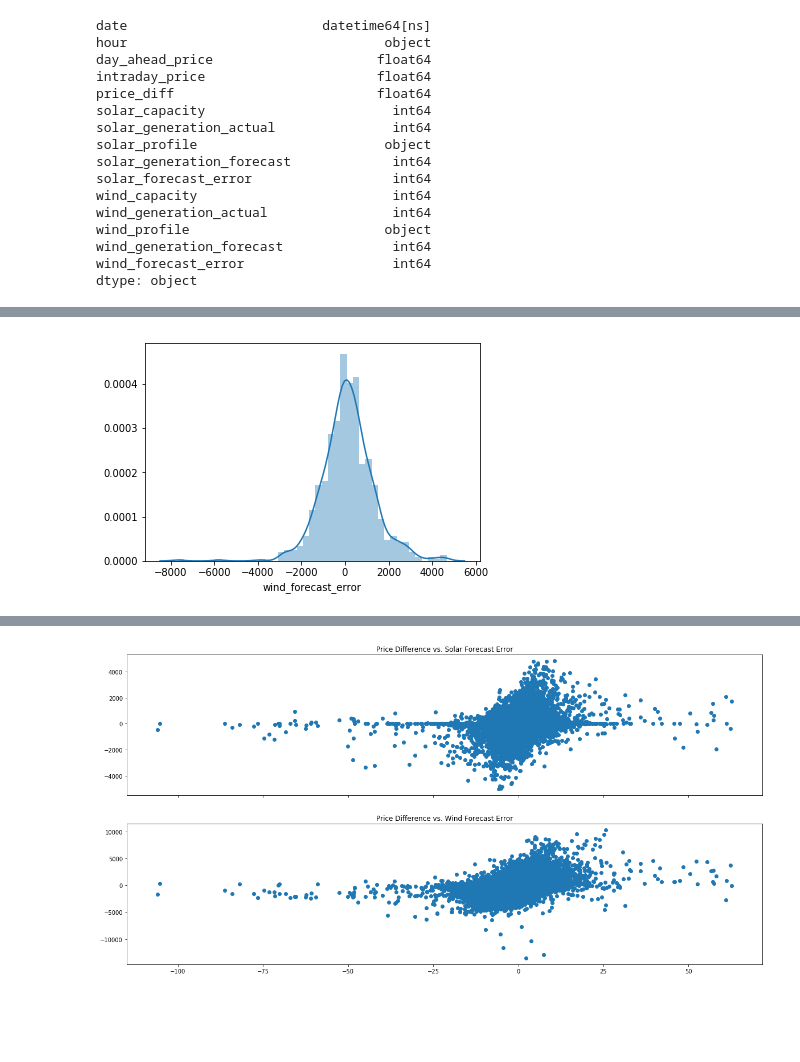
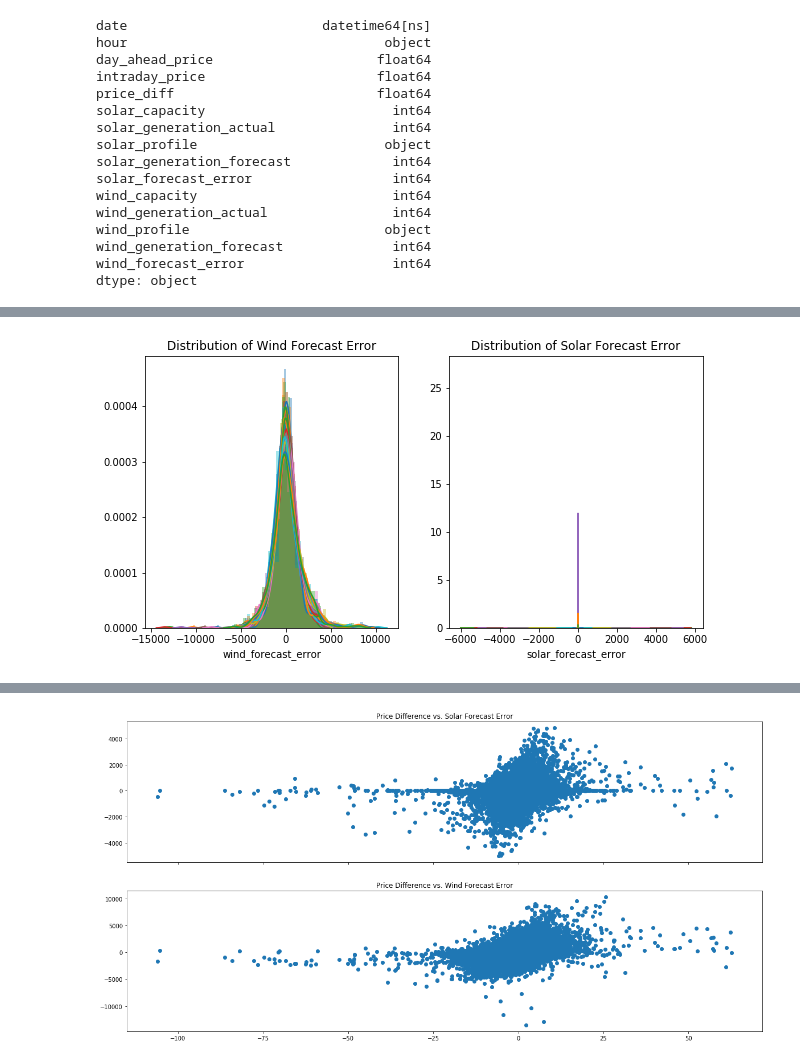
Before and after one commit to mauricepohl/pandas, a Jupyter notebook: 03_modeling/Modeling - Playground Maurice.ipynb, the cells around one changed output, grey strips where cells are left out. Cells and saved outputs as stored; diff of their text form; code cells hidden in the pictures; blank space fills up the shorter version.

```diff
--- a/03_modeling/Modeling - Playground Maurice.ipynb
+++ b/03_modeling/Modeling - Playground Maurice.ipynb
@@ -85,6 +82,11 @@ plt.show;
-# %%
-# Distribution of forecast error for every hour of the day
-df0 = df_clean.between_time("0:00", "0:59")
-sns.distplot(df0["wind_forecast_error"]);
-# %% [output]
-[figure, removed]
+# %%
+fig, (ax1, ax2) = plt.subplots(1, 2, figsize=(10, 5))
+
+for hour in range(0, 23):
+    globals()["df" + str(hour)] = df_clean.between_time(str(hour) + ":00", str(hour) + ":59")
+    sns.distplot(globals()["df" + str(hour)]["wind_forecast_error"],
+                 ax=ax1).set_title("Distribution of Wind Forecast Error")
+    sns.distplot(globals()["df" + str(hour)]["solar_forecast_error"],
+                 ax=ax2).set_title("Distribution of Solar Forecast Error")
+# %% [output]
+[figure, added]
```
Also changed, not shown: parts of 7 cells of this notebook.
